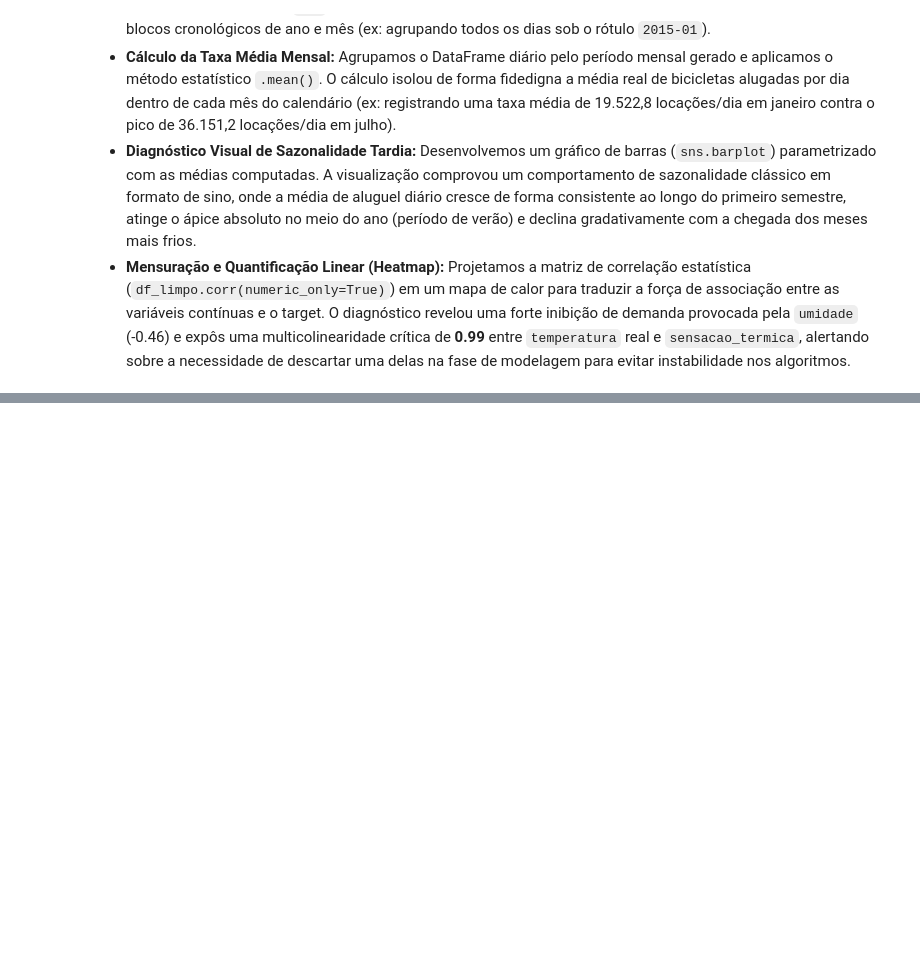
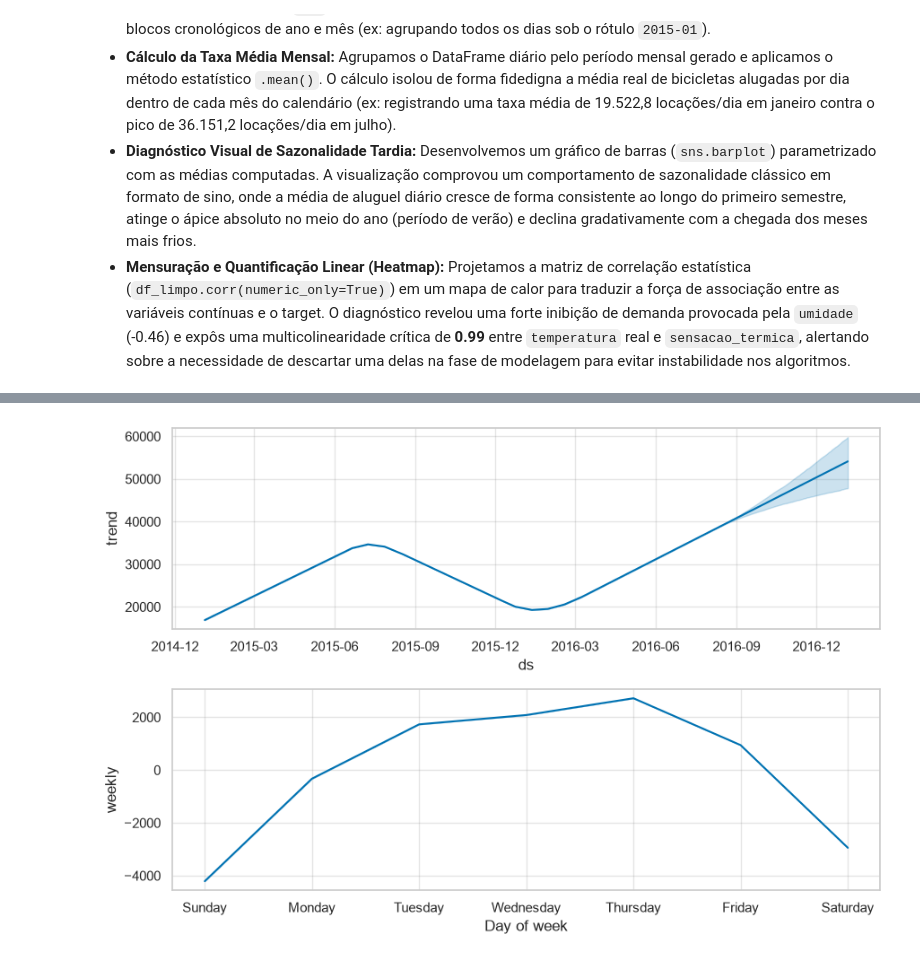
Before and after one commit to Vagnerkrg/Series-Temporais, a Jupyter notebook: Series_Temporais.ipynb, the cells around one changed output, grey strips where cells are left out. Cells and saved outputs as stored; diff of their text form; code cells hidden in the pictures; blank space fills up the shorter version.

```diff
--- a/Series_Temporais.ipynb
+++ b/Series_Temporais.ipynb
@@ -659,0 +784,4 @@ Implementamos rotinas de decomposição temporal, dupla agregação estatística
+# %%
+fig2 = modelo.plot_components(previsao)
+# %% [output]
+[figure, added]
```
Also changed, not shown: parts of 19 cells of this notebook.
